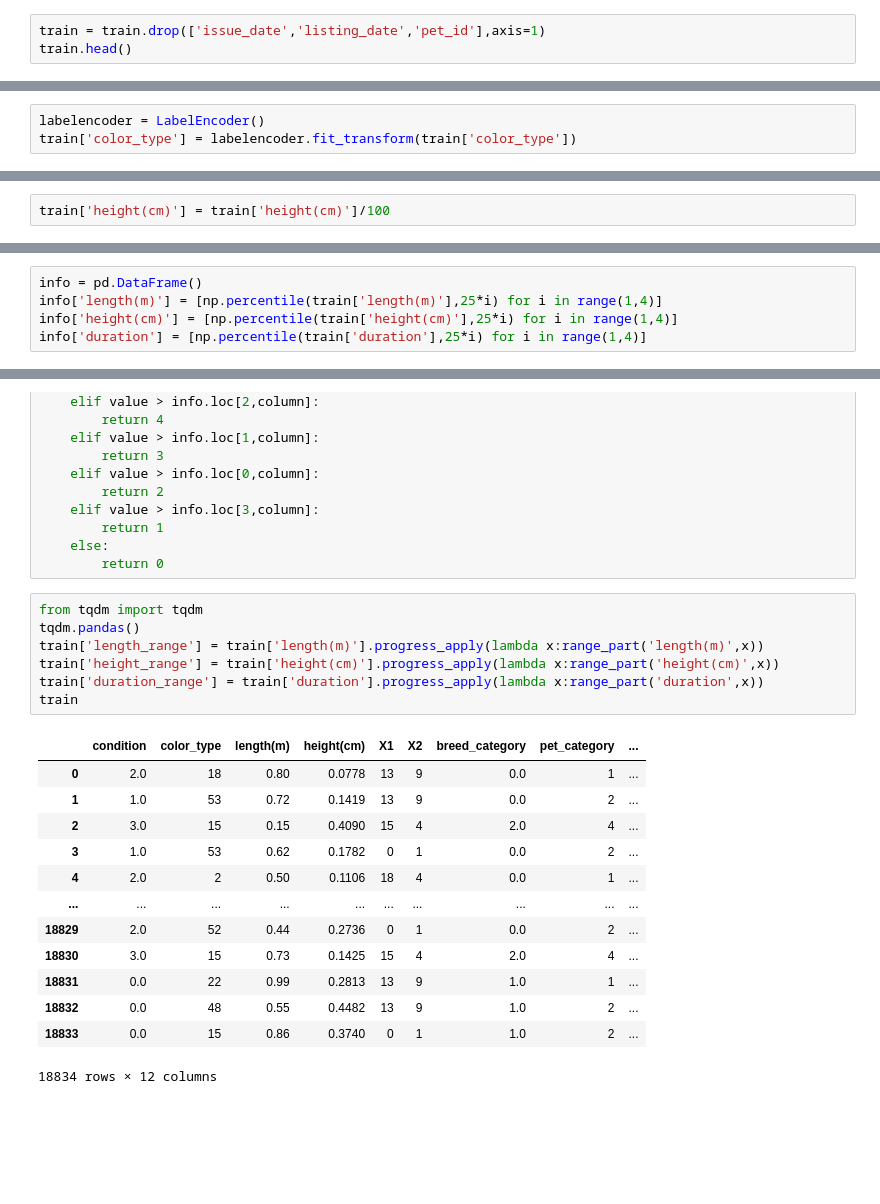
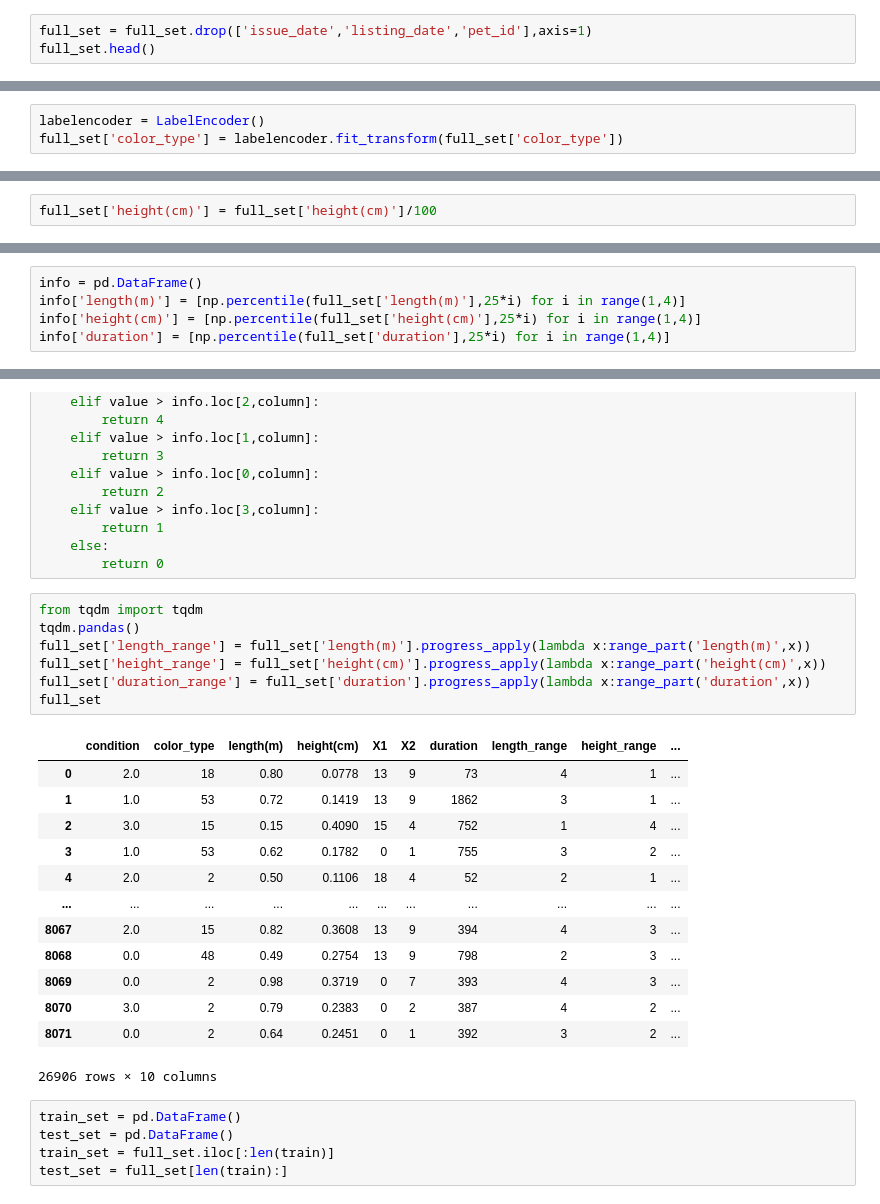
Before and after one commit to kaushikdayalan/hackerearth-adopt-a-buddy, a Jupyter notebook: pet-adoption.ipynb, the cells around one changed output, grey strips where cells are left out. Drawn from its saved outputs; the diff is of its cells as text; blank space fills up the shorter version.

```diff
--- a/pet-adoption.ipynb
+++ b/pet-adoption.ipynb
@@ -82,4 +86,4 @@ train['duration'] = duration
 # %%
-train = train.drop(['issue_date','listing_date','pet_id'],axis=1)
-train.head()
+full_set = full_set.drop(['issue_date','listing_date','pet_id'],axis=1)
+full_set.head()
 # %% [output]
@@ -93,5 +97,5 @@ train.head()
 from sklearn.preprocessing import LabelEncoder
 # %%
 labelencoder = LabelEncoder()
-train['color_type'] = labelencoder.fit_transform(train['color_type'])
+full_set['color_type'] = labelencoder.fit_transform(full_set['color_type'])
 # %%
@@ -108,5 +112,5 @@ train['color_type'].nunique()
 # %% [output]
 56
 # %%
-train['height(cm)'] = train['height(cm)']/100
+full_set['height(cm)'] = full_set['height(cm)']/100
 # %%
@@ -121,8 +125,8 @@ train.head()
 # %%
 info = pd.DataFrame()
-info['length(m)'] = [np.percentile(train['length(m)'],25*i) for i in range(1,4)]
-info['height(cm)'] = [np.percentile(train['height(cm)'],25*i) for i in range(1,4)]
-info['duration'] = [np.percentile(train['duration'],25*i) for i in range(1,4)]
+info['length(m)'] = [np.percentile(full_set['length(m)'],25*i) for i in range(1,4)]
+info['height(cm)'] = [np.percentile(full_set['height(cm)'],25*i) for i in range(1,4)]
+info['duration'] = [np.percentile(full_set['duration'],25*i) for i in range(1,4)]
 # %%
 info
 # %% [output]
@@ -158,21 +162,26 @@ def range_part(column,value):
 # %%
 from tqdm import tqdm
 tqdm.pandas()
-train['length_range'] = train['length(m)'].progress_apply(lambda x:range_part('length(m)',x))
-train['height_range'] = train['height(cm)'].progress_apply(lambda x:range_part('height(cm)',x))
-train['duration_range'] = train['duration'].progress_apply(lambda x:range_part('duration',x))
-train
+full_set['length_range'] = full_set['length(m)'].progress_apply(lambda x:range_part('length(m)',x))
+full_set['height_range'] = full_set['height(cm)'].progress_apply(lambda x:range_part('height(cm)',x))
+full_set['duration_range'] = full_set['duration'].progress_apply(lambda x:range_part('duration',x))
+full_set
 # %% [output]
-|  | condition | color_type | length(m) | height(cm) | X1 | X2 | breed_category | pet_category | ... |
-| 0 | 2.0 | 18 | 0.80 | 0.0778 | 13 | 9 | 0.0 | 1 | ... |
-| 1 | 1.0 | 53 | 0.72 | 0.1419 | 13 | 9 | 0.0 | 2 | ... |
-| 2 | 3.0 | 15 | 0.15 | 0.4090 | 15 | 4 | 2.0 | 4 | ... |
-| 3 | 1.0 | 53 | 0.62 | 0.1782 | 0 | 1 | 0.0 | 2 | ... |
-| 4 | 2.0 | 2 | 0.50 | 0.1106 | 18 | 4 | 0.0 | 1 | ... |
-| ... | ... | ... | ... | ... | ... | ... | ... | ... | ... |
-| 18829 | 2.0 | 52 | 0.44 | 0.2736 | 0 | 1 | 0.0 | 2 | ... |
-| 18830 | 3.0 | 15 | 0.73 | 0.1425 | 15 | 4 | 2.0 | 4 | ... |
-| 18831 | 0.0 | 22 | 0.99 | 0.2813 | 13 | 9 | 1.0 | 1 | ... |
-| 18832 | 0.0 | 48 | 0.55 | 0.4482 | 13 | 9 | 1.0 | 2 | ... |
-| 18833 | 0.0 | 15 | 0.86 | 0.3740 | 0 | 1 | 1.0 | 2 | ... |
+|  | condition | color_type | length(m) | height(cm) | X1 | X2 | duration | length_range | height_range | ... |
+| 0 | 2.0 | 18 | 0.80 | 0.0778 | 13 | 9 | 73 | 4 | 1 | ... |
+| 1 | 1.0 | 53 | 0.72 | 0.1419 | 13 | 9 | 1862 | 3 | 1 | ... |
+| 2 | 3.0 | 15 | 0.15 | 0.4090 | 15 | 4 | 752 | 1 | 4 | ... |
+| 3 | 1.0 | 53 | 0.62 | 0.1782 | 0 | 1 | 755 | 3 | 2 | ... |
+| 4 | 2.0 | 2 | 0.50 | 0.1106 | 18 | 4 | 52 | 2 | 1 | ... |
+| ... | ... | ... | ... | ... | ... | ... | ... | ... | ... | ... |
+| 8067 | 2.0 | 15 | 0.82 | 0.3608 | 13 | 9 | 394 | 4 | 3 | ... |
+| 8068 | 0.0 | 48 | 0.49 | 0.2754 | 13 | 9 | 798 | 2 | 3 | ... |
+| 8069 | 0.0 | 2 | 0.98 | 0.3719 | 0 | 7 | 393 | 4 | 3 | ... |
+| 8070 | 3.0 | 2 | 0.79 | 0.2383 | 0 | 2 | 387 | 4 | 2 | ... |
+| 8071 | 0.0 | 2 | 0.64 | 0.2451 | 0 | 1 | 392 | 3 | 2 | ... |
-18834 rows × 12 columns
+26906 rows × 10 columns
+# %%
+train_set = pd.DataFrame()
+test_set = pd.DataFrame()
+train_set = full_set.iloc[:len(train)]
+test_set = full_set[len(train):]
```
Also changed, not shown: parts of 21 cells of this notebook, 1 other file.
